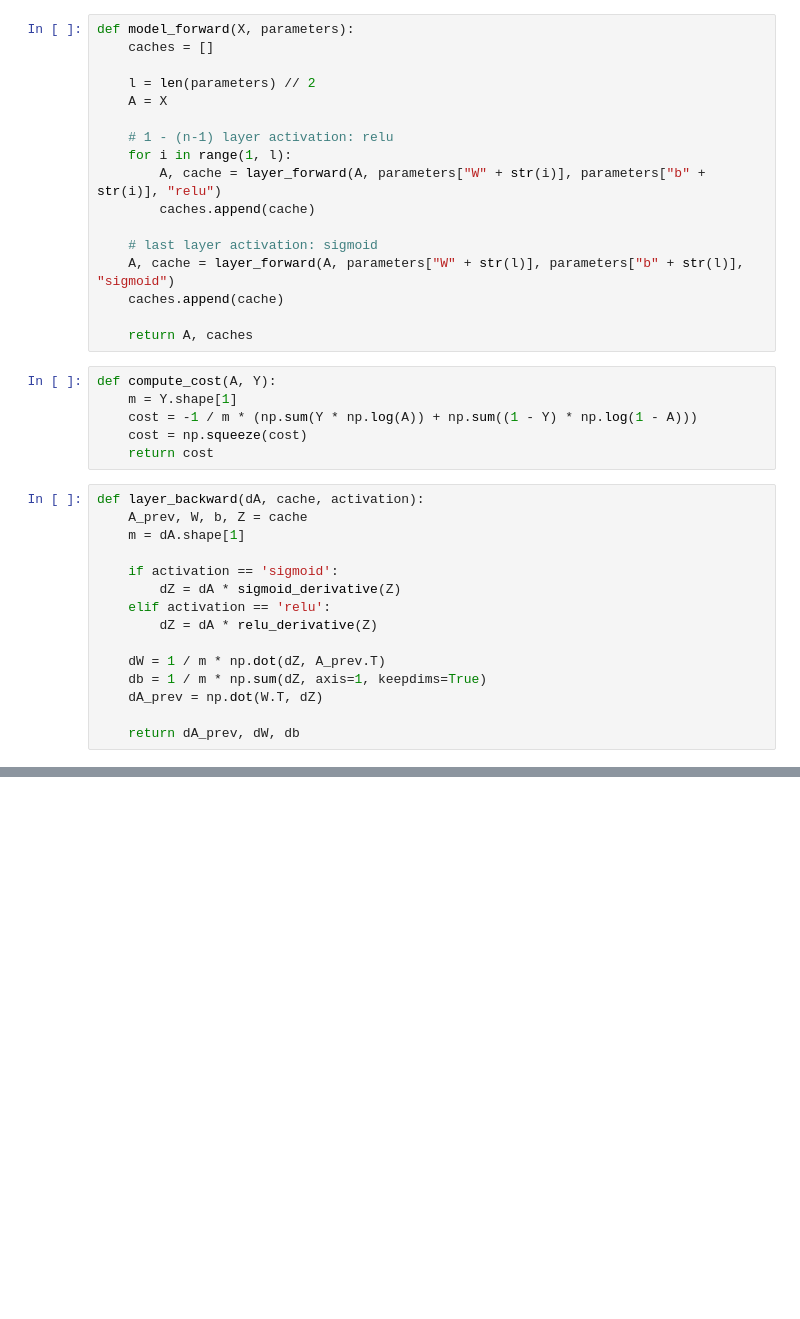
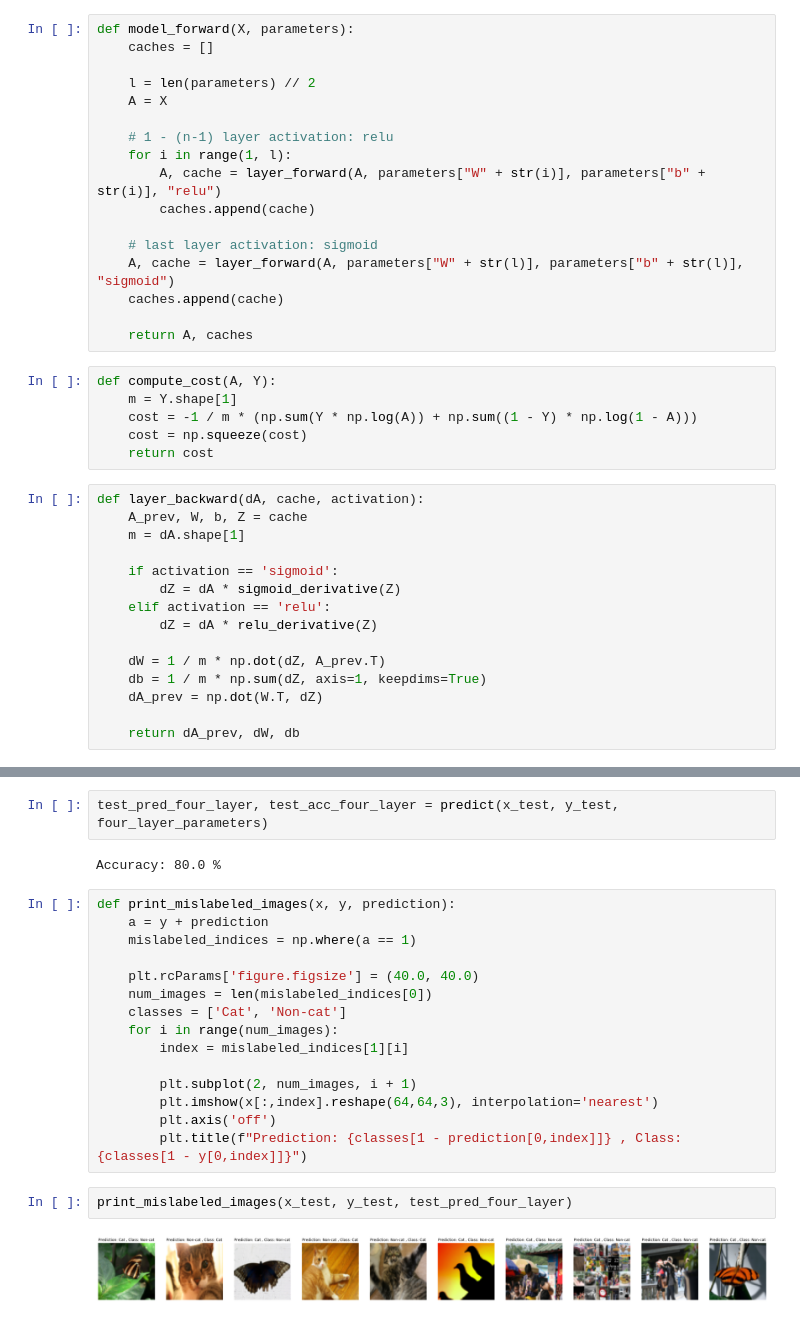
Before and after one commit to slowdh/deep-learning, a Jupyter notebook: deep-nn-from-scratch.ipynb, the cells around one changed output, grey strips where cells are left out. Saved outputs shown, nothing was run; the diff lists cells and outputs as text; blank space fills up the shorter version.

```diff
--- a/deep-nn-from-scratch.ipynb
+++ b/deep-nn-from-scratch.ipynb
@@ -107,0 +272,23 @@ def update_parameters(parameters, grads, learning_rate):
+# %%
+test_pred_four_layer, test_acc_four_layer = predict(x_test, y_test, four_layer_parameters)
+# %% [output]
+Accuracy: 80.0 %
+# %%
+def print_mislabeled_images(x, y, prediction):
+    a = y + prediction
+    mislabeled_indices = np.where(a == 1)
+
+    plt.rcParams['figure.figsize'] = (40.0, 40.0)
+    num_images = len(mislabeled_indices[0])
+    classes = ['Cat', 'Non-cat']
+    for i in range(num_images):
+        index = mislabeled_indices[1][i]
+
+        plt.subplot(2, num_images, i + 1)
+        plt.imshow(x[:,index].reshape(64,64,3), interpolation='nearest')
+        plt.axis('off')
+        plt.title(f"Prediction: {classes[1 - prediction[0,index]]} , Class: {classes[1 - y[0,index]]}")
+# %%
+print_mislabeled_images(x_test, y_test, test_pred_four_layer)
+# %% [output]
+[figure, added]
```
Also changed, not shown: parts of 20 cells of this notebook.
